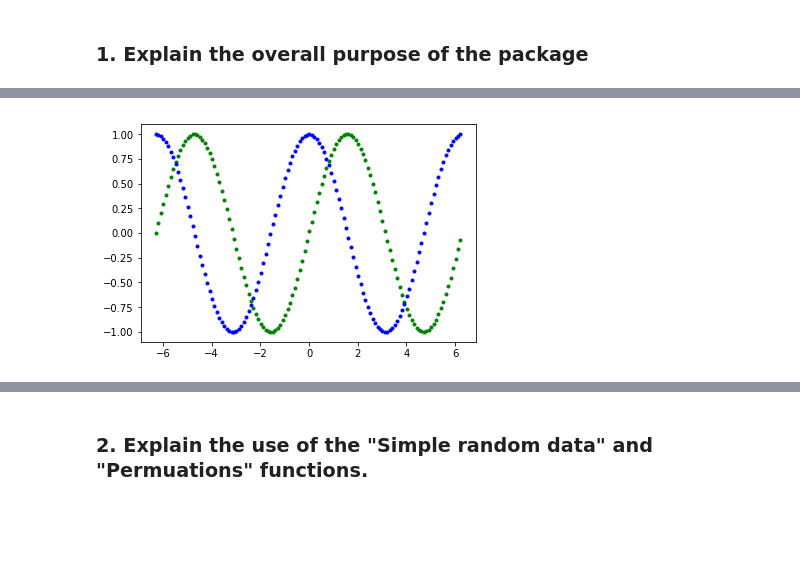
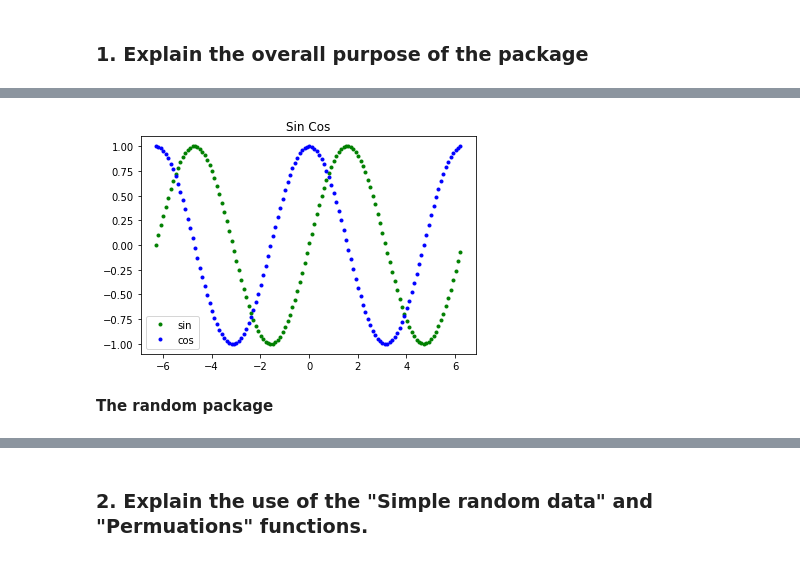
Before and after one commit to fionanealon/numpy-random, a Jupyter notebook: numpy-random.ipynb, the cells around one changed output, grey strips where cells are left out. Saved outputs shown, nothing was run; the diff lists cells and outputs as text; code cells hidden in the pictures; blank space fills up the shorter version.

```diff
--- a/numpy-random.ipynb
+++ b/numpy-random.ipynb
@@ -30,14 +40,20 @@ Matplotlib is a plotting package in Python and is regularly used to produce plot
 # %%
+# Use numatplotlib & pyplot libraries to plot a 2d plot
 import matplotlib.pyplot as plt
+
+# Use functions in numpy library to analyse file
 import numpy as np
 
-
+# Sets the varaiable as x
 x = np.arange(-2.0 * np.pi, 2.0 * np.pi, 0.1)
 
+plt.plot(x, np.sin(x), 'g.', label="sin")
+plt.plot(x, np.cos(x), 'b.', label="cos")
+plt.title("Sin Cos")
 
-plt.plot(x, np.sin(x), 'g.')
-plt.plot(x, np.cos(x), 'b.')
-
+plt.legend()
 plt.show()
 # %% [output]
-[figure, old version]
+[figure, new version]
+# %% [markdown]
+**The random package**
```
Also changed, not shown: parts of 46 cells of this notebook, 1 other file.
